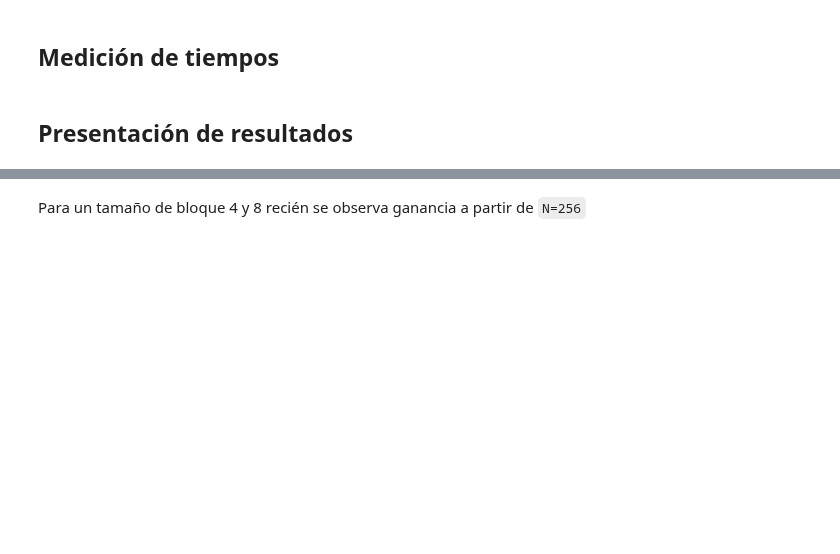
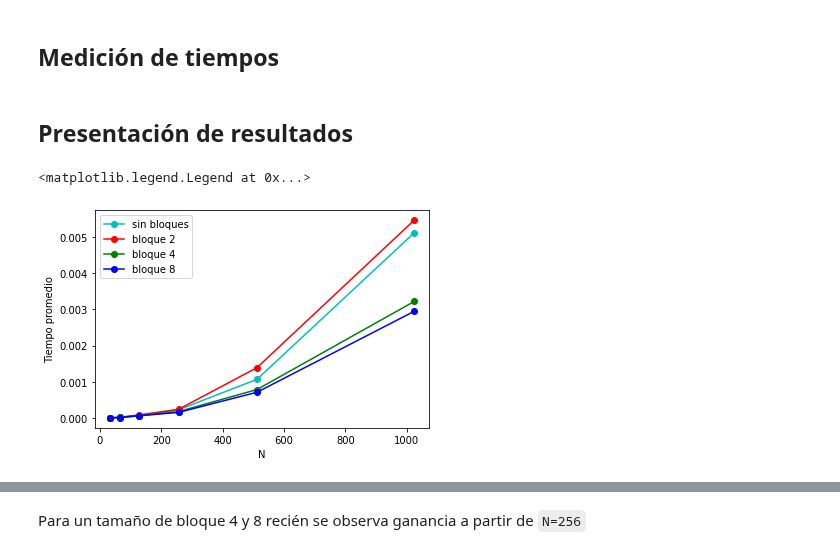
Before and after one commit to stefano-andre/sobre-python, a Jupyter notebook: algoritmos-por-bloques.ipynb, the cells around one changed output, grey strips where cells are left out. Drawn from its saved outputs; the diff is of its cells as text; code cells hidden in the pictures; blank space fills up the shorter version.

```diff
--- a/algoritmos-por-bloques.ipynb
+++ b/algoritmos-por-bloques.ipynb
@@ -153,3 +153,14 @@ for n in ns:
     lt.append(mean(filtro_mediana(lti,11)))
 # %% [markdown]
 ## Presentación de resultados
+# %%
+plt.plot(ns[:6],lt[:6],'-co',label='sin bloques')
+plt.plot(ns[:6],ltb2[:6],'-ro',label='bloque 2')
+plt.plot(ns[:6],ltb4[:6],'-go',label='bloque 4')
+plt.plot(ns[:6],ltb8[:6],'-bo',label='bloque 8')
+plt.xlabel('N')
+plt.ylabel('Tiempo promedio')
+plt.legend()
+# %% [output]
+<matplotlib.legend.Legend at 0x...>
+[figure, added]
```
Also changed, not shown: parts of 4 cells of this notebook.
